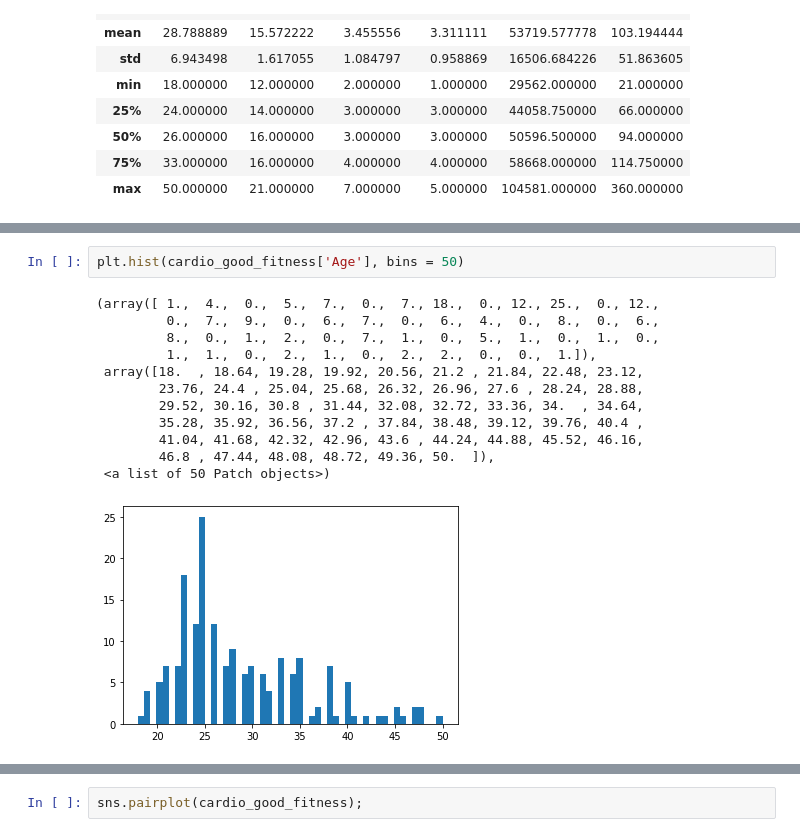
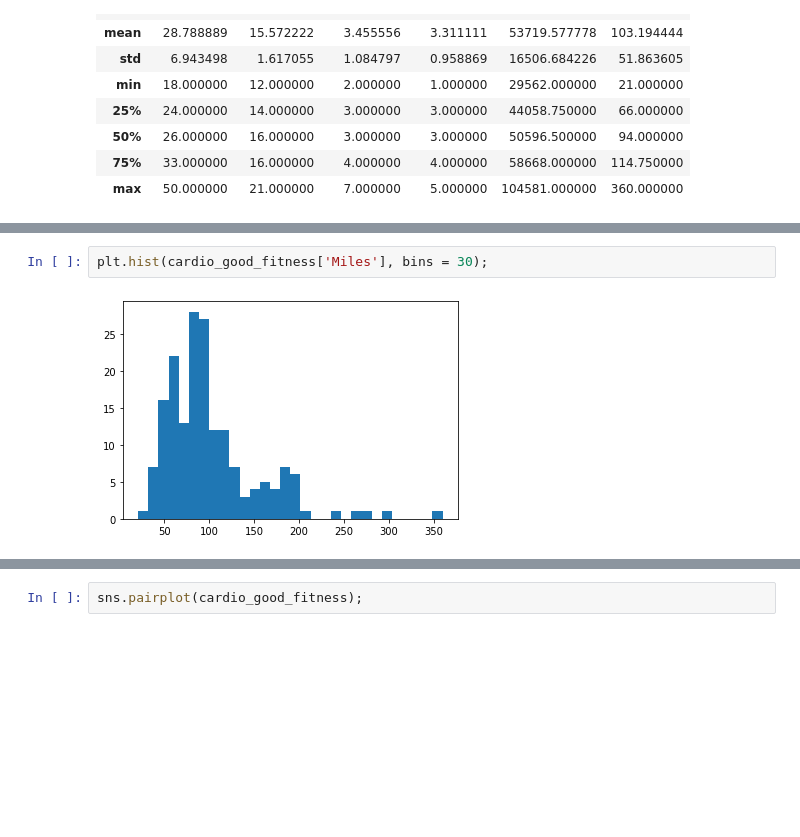
Before and after one commit to NickBaynham/aimldl, a Jupyter notebook: notebooks/Cardio_Good_Fitness.ipynb, the cells around one changed output, grey strips where cells are left out. Drawn from its saved outputs; the diff is of its cells as text; blank space fills up the shorter version.

```diff
--- a/notebooks/Cardio_Good_Fitness.ipynb
+++ b/notebooks/Cardio_Good_Fitness.ipynb
@@ -137,15 +143,4 @@ plt.hist(cardio_good_fitness['Miles'], bins = 50)
 # %%
-plt.hist(cardio_good_fitness['Age'], bins = 50)
+plt.hist(cardio_good_fitness['Miles'], bins = 30);
 # %% [output]
-(array([ 1.,  4.,  0.,  5.,  7.,  0.,  7., 18.,  0., 12., 25.,  0., 12.,
-         0.,  7.,  9.,  0.,  6.,  7.,  0.,  6.,  4.,  0.,  8.,  0.,  6.,
-         8.,  0.,  1.,  2.,  0.,  7.,  1.,  0.,  5.,  1.,  0.,  1.,  0.,
-         1.,  1.,  0.,  2.,  1.,  0.,  2.,  2.,  0.,  0.,  1.]),
- array([18.  , 18.64, 19.28, 19.92, 20.56, 21.2 , 21.84, 22.48, 23.12,
-        23.76, 24.4 , 25.04, 25.68, 26.32, 26.96, 27.6 , 28.24, 28.88,
-        29.52, 30.16, 30.8 , 31.44, 32.08, 32.72, 33.36, 34.  , 34.64,
-        35.28, 35.92, 36.56, 37.2 , 37.84, 38.48, 39.12, 39.76, 40.4 ,
-        41.04, 41.68, 42.32, 42.96, 43.6 , 44.24, 44.88, 45.52, 46.16,
-        46.8 , 47.44, 48.08, 48.72, 49.36, 50.  ]),
- <a list of 50 Patch objects>)
-[figure, old version]
+[figure, new version]
```
Also changed, not shown: parts of 65 cells of this notebook.
